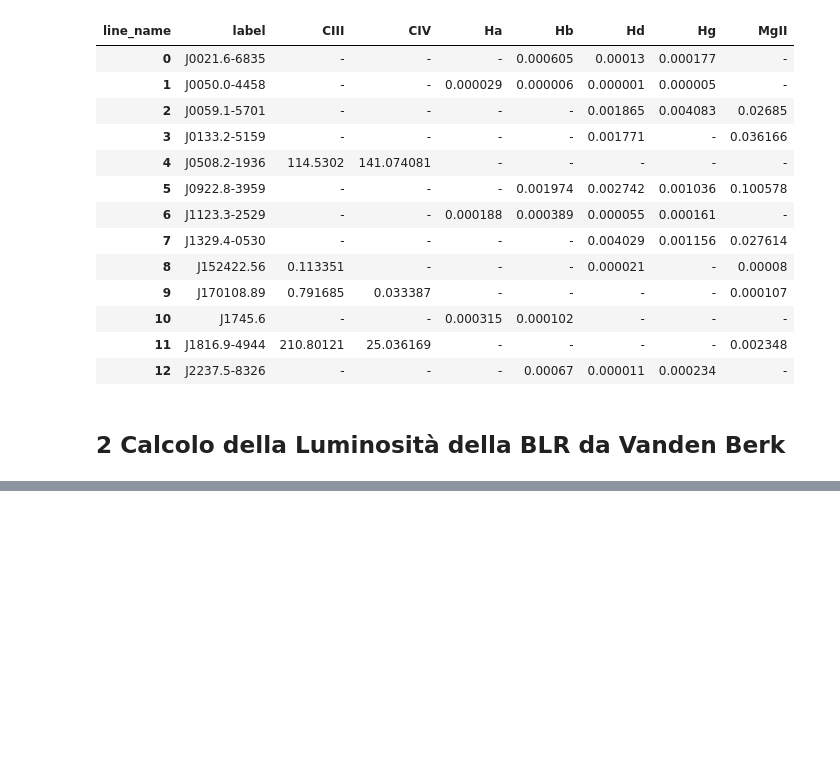
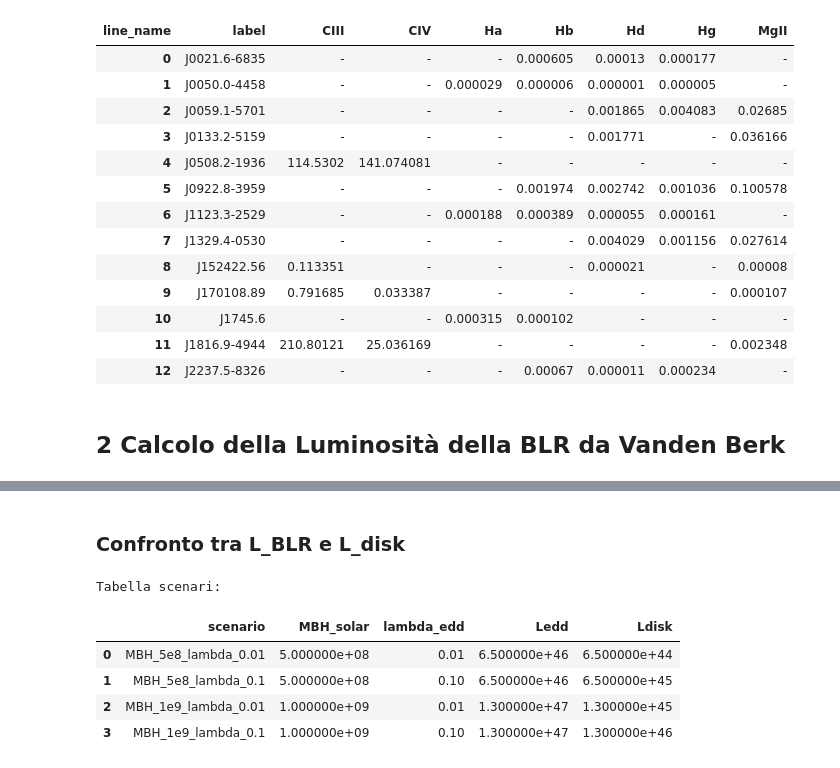
Before and after one commit to maddaba/Programmi_per_tesi, a Jupyter notebook: calcolo_cf_4_scenari.ipynb, the cells around one changed output, grey strips where cells are left out. Cells and saved outputs as stored; diff of their text form; code cells hidden in the pictures; blank space fills up the shorter version.

```diff
--- a/calcolo_cf_4_scenari.ipynb
+++ b/calcolo_cf_4_scenari.ipynb
@@ -758,0 +644,18 @@ with open("L_BLR_tabelle_per_blazar.csv", "w") as f:
+# %% [markdown]
+### Confronto tra L_BLR e L_disk
+# %%
+# Tabella degli scenari con Ledd e Ldisk
+
+df_scenari = pd.DataFrame(SCENARI).copy()
+df_scenari["Ledd"] = 1.3e38 * df_scenari["MBH_solar"]
+df_scenari["Ldisk"] = df_scenari["lambda_edd"] * df_scenari["Ledd"]
+
+print("Tabella scenari:")
+display(df_scenari)
+# %% [output]
+Tabella scenari:
+|  | scenario | MBH_solar | lambda_edd | Ledd | Ldisk |
+| 0 | MBH_5e8_lambda_0.01 | 5.000000e+08 | 0.01 | 6.500000e+46 | 6.500000e+44 |
+| 1 | MBH_5e8_lambda_0.1 | 5.000000e+08 | 0.10 | 6.500000e+46 | 6.500000e+45 |
+| 2 | MBH_1e9_lambda_0.01 | 1.000000e+09 | 0.01 | 1.300000e+47 | 1.300000e+45 |
+| 3 | MBH_1e9_lambda_0.1 | 1.000000e+09 | 0.10 | 1.300000e+47 | 1.300000e+46 |
```
Also changed, not shown: parts of 12 cells of this notebook.
